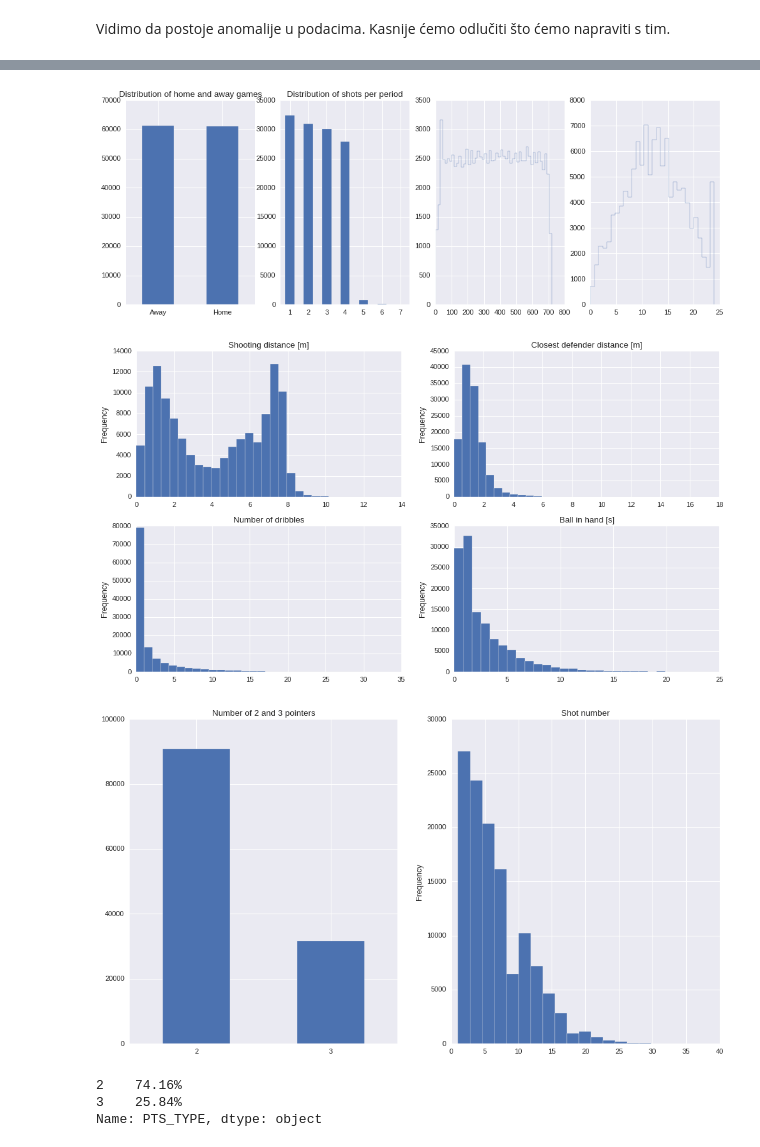
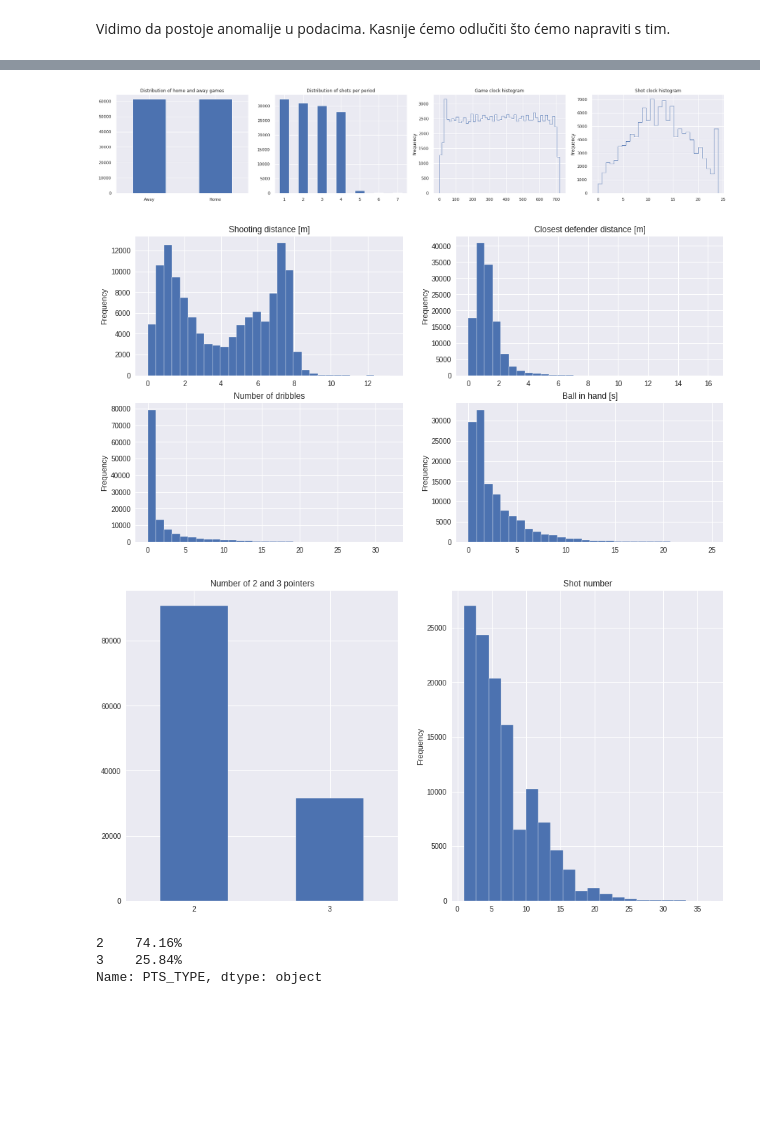
Before and after one commit to abanic7/PredictingNBAShots, a Jupyter notebook: UUZOP_PROJEKT.ipynb, the cells around one changed output, grey strips where cells are left out. Saved outputs shown, nothing was run; the diff lists cells and outputs as text; code cells hidden in the pictures; blank space fills up the shorter version.

```diff
--- a/UUZOP_PROJEKT.ipynb
+++ b/UUZOP_PROJEKT.ipynb
@@ -8,7 +8,7 @@ import seaborn as sns
 import numpy as np
 
 
-url = 'https://raw.githubusercontent.com/abanic7/PredictingNBAShots/main/shot_logs.csv?token=GHSAT0AAAAAABZ76MCNO7ZZ2PMMQK3JYFCEY3A6V2A'
+url = 'https://raw.githubusercontent.com/abanic7/PredictingNBAShots/main/shot_logs.csv?token=GHSAT0AAAAAABZ76MCMV35N5EOSOM2K52R2Y3HZROQ'
 df_original = pd.read_csv(url)
 df = df_original.copy()
 print(plt.style.available)
@@ -353,24 +376,24 @@ df_cleaned.describe()
 # %%
-fig, (ax1, ax2, ax3,ax4) = plt.subplots(1,4,figsize=(15, 5))
+fig, (ax1, ax2, ax3,ax4) = plt.subplots(1,4,figsize=(30, 5))
 
 ax1 = df_cleaned['LOCATION'].value_counts().plot(kind="bar",title='Distribution of home and away games',ax=ax1)
 ax1.set_xticks((0,1))
 ax1.set_xticklabels(('Away','Home'),rotation='horizontal')
 
 
 ax2 = df_cleaned['PERIOD'].value_counts().plot(kind="bar",title='Distribution of shots per period',ax=ax2)
 ax2.set_xticklabels(([i for i in range(1,8)]),rotation='horizontal')
 
-ax3 = df_cleaned['GAME_CLOCK'].hist(bins=50,histtype='step',ax=ax3)
+ax3 = df_cleaned['GAME_CLOCK'].plot(kind="hist",bins=50,histtype='step',title="Game clock histogram",ax=ax3)
 
-ax4= df_cleaned['SHOT_CLOCK'].hist(bins=30,histtype='step',ax=ax4)
+ax4= df_cleaned['SHOT_CLOCK'].plot(kind="hist",bins=30,histtype='step',title="Shot clock histogram",ax=ax4)
 
 
 
 
 plt.show()
 # %% [output]
-[figure, old version]
+[figure, new version]
 # %%
 fig, axs = plt.subplots(2,2,figsize=(15, 8))
 
@@ -388,7 +411,7 @@ ax4.set_title("Ball in hand [s]")
 
 plt.show()
 # %% [output]
-[figure, old version]
+[figure, new version]
 # %%
 fig, axs = plt.subplots(1,2,figsize=(15, 8))
 
@@ -401,5 +424,5 @@ ax2.set_title("Shot number")
 
 plt.show()
 # %% [output]
-[figure, old version]
+[figure, new version]
 # %%
```
Also changed, not shown: parts of 35 cells of this notebook.
